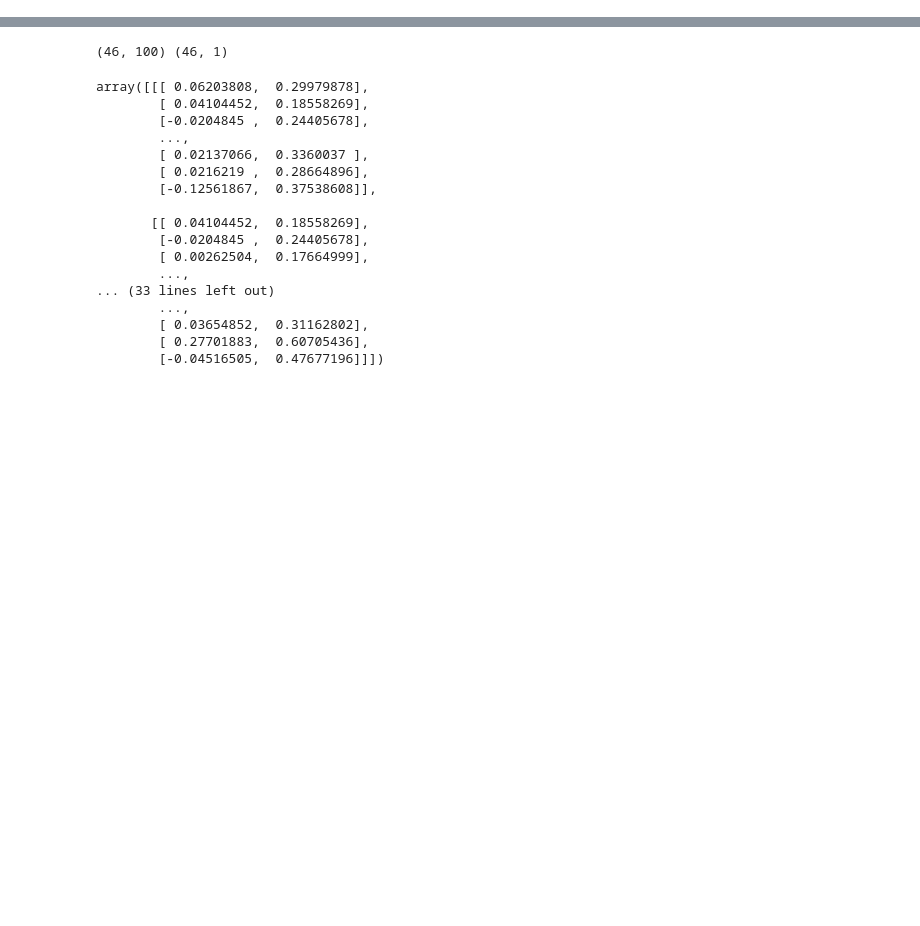
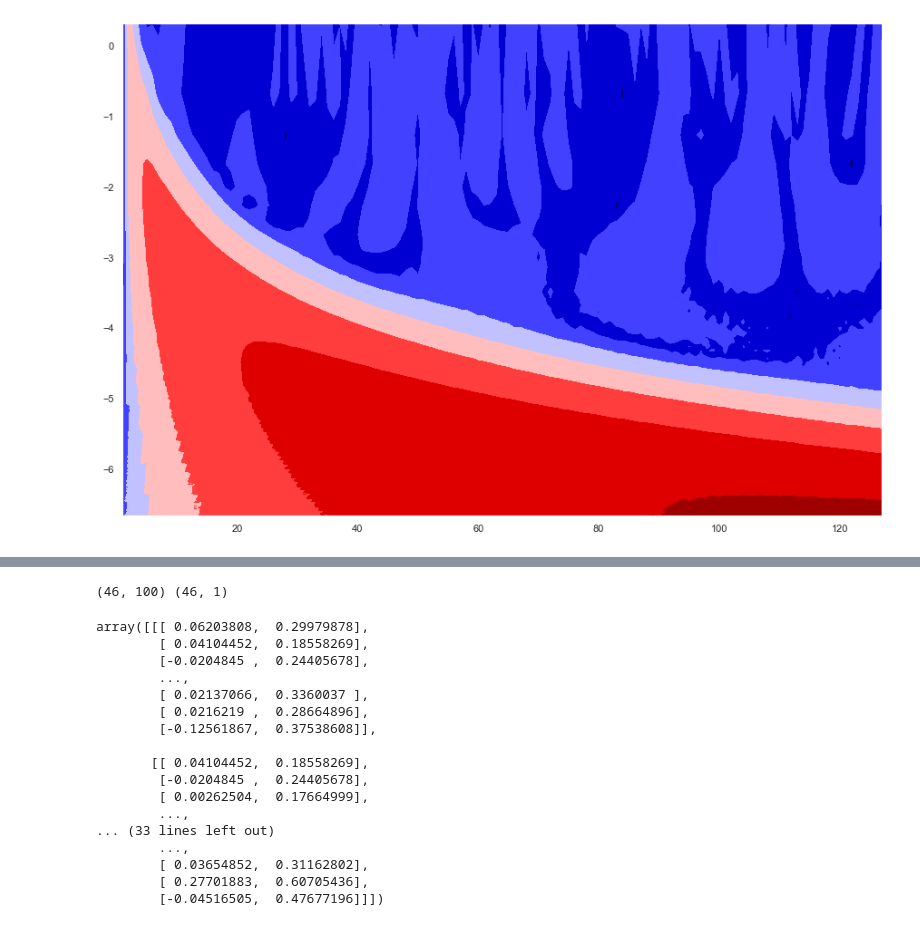
Before and after one commit to ledgey/datasciencestuff, a Jupyter notebook: stock-price-lstm-2.ipynb, the cells around one changed output, grey strips where cells are left out. Drawn from its saved outputs; the diff is of its cells as text; code cells hidden in the pictures; blank space fills up the shorter version.

```diff
--- a/stock-price-lstm-2.ipynb
+++ b/stock-price-lstm-2.ipynb
@@ -239,3 +242,8 @@ array([[[ 7.39396516e-03, -1.16927993e-01, -7.03998792e-03, ...,
+# %%
+fig, ax = plt.subplots(figsize=(15, 10))
+im = ax.contourf(scales, np.log2(freq), (abs(coeff_))**.2,cmap=plt.cm.seismic)
+# %% [output]
+[figure, added]
 # %%
 dataset['delta'].plot()
 # %% [output]
```
Also changed, not shown: parts of 16 cells of this notebook, 2 other files.
